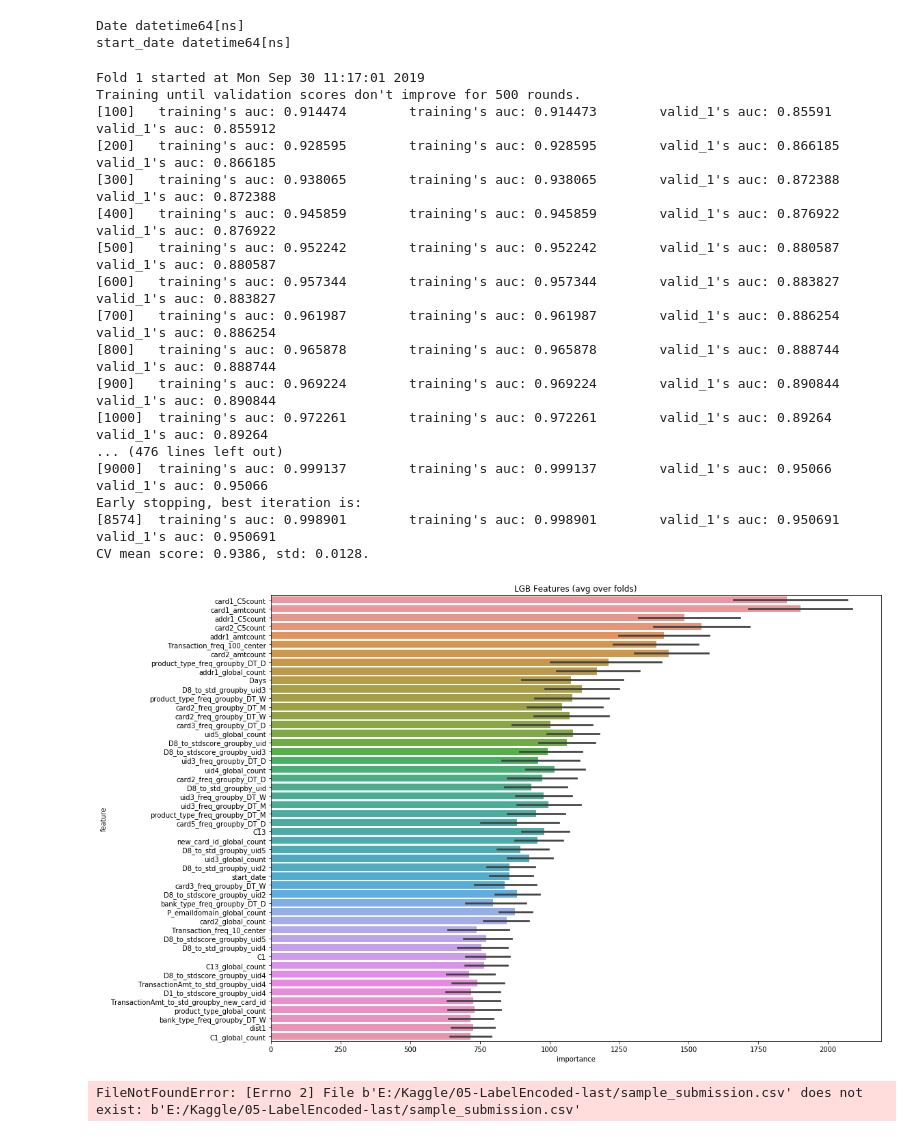
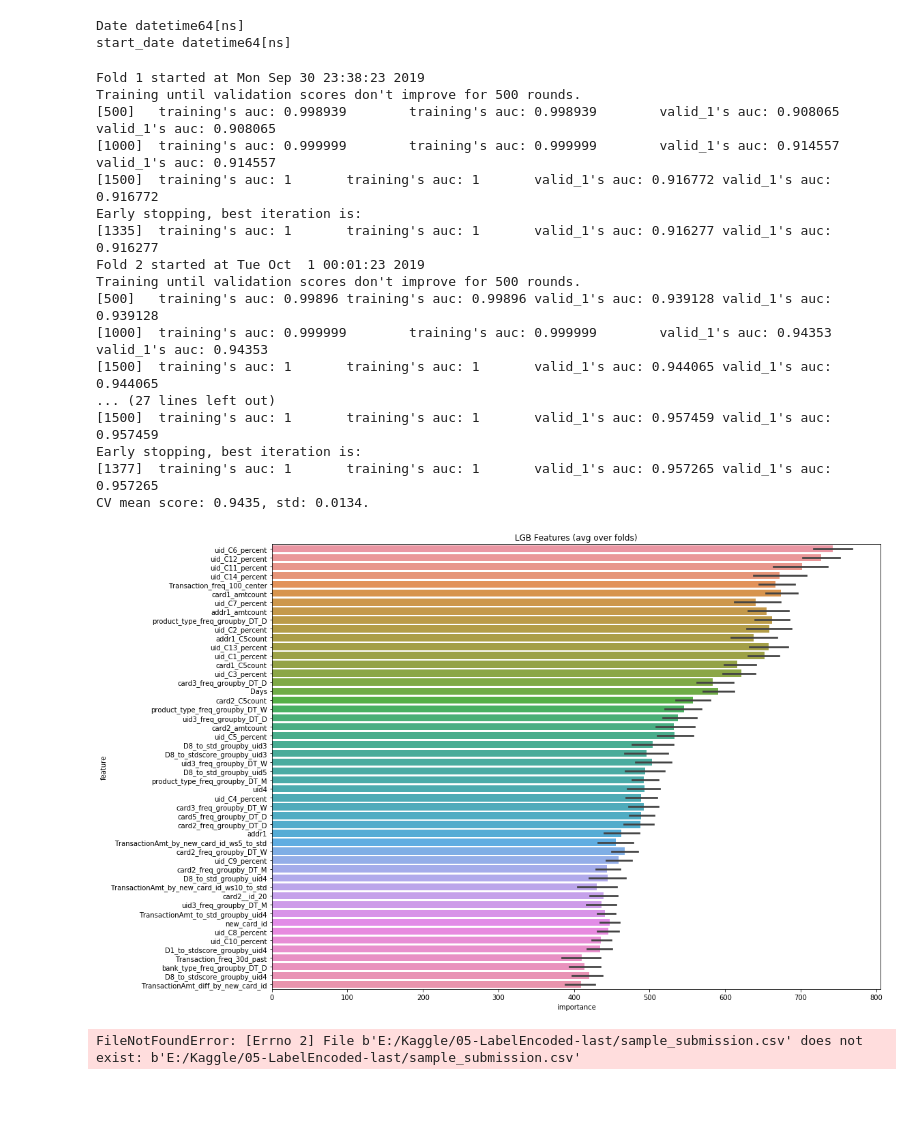
Before and after one commit to vasyafon/BayDS, a Jupyter notebook: notebooks/Training/LightGBM-work.ipynb, the cells around one changed output. Saved outputs shown, nothing was run; the diff lists cells and outputs as text; code cells hidden in the pictures; blank space fills up the shorter version.

```diff
--- a/notebooks/Training/LightGBM-work.ipynb
+++ b/notebooks/Training/LightGBM-work.ipynb
@@ -18,7 +14,7 @@ The autoreload extension is already loaded. To reload it, use:
 # %% [markdown]
 ## Code to make pipeline node
 # %%
-data = pd.read_pickle(f'{data_path}/label_encoded_data.pkl')
+data = pd.read_pickle(f'{data_path}/06-LabelEncodingSuperLast/data.pkl')
 # %%
 X = data[data.isFraud>=0].drop('isFraud',axis=1)
 test = data[data.isFraud<0].drop('isFraud',axis=1)
@@ -31,3 +27,9 @@ bad_features = yaml.load(open(f'{data_path}/bad_for_training_features.yaml','r')
 
 categorical_features = [f for f in categorical_features if f not in bad_features]
 all_features =  [f for f in X.columns if f not in bad_features]
+# %%
+for f in categorical_features:
+    if f not in X.columns:
+        print(f"Lost {f}")
+#         categorical_features.remove(f)
+categorical_features = [f for f in categorical_features if f in X.columns]
@@ -88,8 +96,8 @@ params = {
           'bagging_fraction': 0.4181193142567742,
           'min_data_in_leaf': 106,
           'objective': 'binary',
-          'max_depth': 10,
-          'learning_rate': 0.003,
+          'max_depth': -1,
+          'learning_rate': 0.01,
           "boosting_type": "gbdt",
           "bagging_seed": 11,
           "metric": 'auc',
@@ -110,33 +118,33 @@ train_options = {
         'n_splits': NFOLDS
     }
 # %%
-result_dict = train_model_classification_vb(X=X, X_test=test, columns=use_for_train_features,
+result_dict = train_model_classification_vb(
+                                             X=X, X_test=test, columns=all_features,
                                              y=y, params=params, folds=folds,
                                              model_type=train_options['model_type'],
-                                             categorial_columns = categorical_features,
                                              plot_feature_importance=True,
-                                             verbose=100, early_stopping_rounds=train_options['early_stopping_rounds'],
+                                             verbose=500, early_stopping_rounds=train_options['early_stopping_rounds'],
                                              n_estimators=train_options['n_estimators'],
                                              averaging=train_options['averaging'],
                                              n_jobs=-1, groups=X['DT_M'])
 # %% [output]
-Fold 1 started at Mon Sep 30 11:17:01 2019
+Fold 1 started at Mon Sep 30 23:38:23 2019
 Training until validation scores don't improve for 500 rounds.
-[100]   training's auc: 0.914474        training's auc: 0.914473        valid_1's auc: 0.85591  valid_1's auc: 0.855912
-[200]   training's auc: 0.928595        training's auc: 0.928595        valid_1's auc: 0.866185 valid_1's auc: 0.866185
-[300]   training's auc: 0.938065        training's auc: 0.938065        valid_1's auc: 0.872388 valid_1's auc: 0.872388
-[400]   training's auc: 0.945859        training's auc: 0.945859        valid_1's auc: 0.876922 valid_1's auc: 0.876922
-[500]   training's auc: 0.952242        training's auc: 0.952242        valid_1's auc: 0.880587 valid_1's auc: 0.880587
-[600]   training's auc: 0.957344        training's auc: 0.957344        valid_1's auc: 0.883827 valid_1's auc: 0.883827
-[700]   training's auc: 0.961987        training's auc: 0.961987        valid_1's auc: 0.886254 valid_1's auc: 0.886254
-[800]   training's auc: 0.965878        training's auc: 0.965878        valid_1's auc: 0.888744 valid_1's auc: 0.888744
-[900]   training's auc: 0.969224        training's auc: 0.969224        valid_1's auc: 0.890844 valid_1's auc: 0.890844
-[1000]  training's auc: 0.972261        training's auc: 0.972261        valid_1's auc: 0.89264  valid_1's auc: 0.89264
-... (476 lines left out)
-[9000]  training's auc: 0.999137        training's auc: 0.999137        valid_1's auc: 0.95066  valid_1's auc: 0.95066
+[500]   training's auc: 0.998939        training's auc: 0.998939        valid_1's auc: 0.908065 valid_1's auc: 0.908065
+[1000]  training's auc: 0.999999        training's auc: 0.999999        valid_1's auc: 0.914557 valid_1's auc: 0.914557
+[1500]  training's auc: 1       training's auc: 1       valid_1's auc: 0.916772 valid_1's auc: 0.916772
 Early stopping, best iteration is:
-[8574]  training's auc: 0.998901        training's auc: 0.998901        valid_1's auc: 0.950691 valid_1's auc: 0.950691
-CV mean score: 0.9386, std: 0.0128.
+[1335]  training's auc: 1       training's auc: 1       valid_1's auc: 0.916277 valid_1's auc: 0.916277
+Fold 2 started at Tue Oct  1 00:01:23 2019
+Training until validation scores don't improve for 500 rounds.
+[500]   training's auc: 0.99896 training's auc: 0.99896 valid_1's auc: 0.939128 valid_1's auc: 0.939128
+[1000]  training's auc: 0.999999        training's auc: 0.999999        valid_1's auc: 0.94353  valid_1's auc: 0.94353
+[1500]  training's auc: 1       training's auc: 1       valid_1's auc: 0.944065 valid_1's auc: 0.944065
+... (27 lines left out)
+[1500]  training's auc: 1       training's auc: 1       valid_1's auc: 0.957459 valid_1's auc: 0.957459
+Early stopping, best iteration is:
+[1377]  training's auc: 1       training's auc: 1       valid_1's auc: 0.957265 valid_1's auc: 0.957265
+CV mean score: 0.9435, std: 0.0134.
-[figure, old version]
+[figure, new version]
 # %%
 import pickle
```
Also changed, not shown: parts of 6 cells of this notebook, 1 other file.
